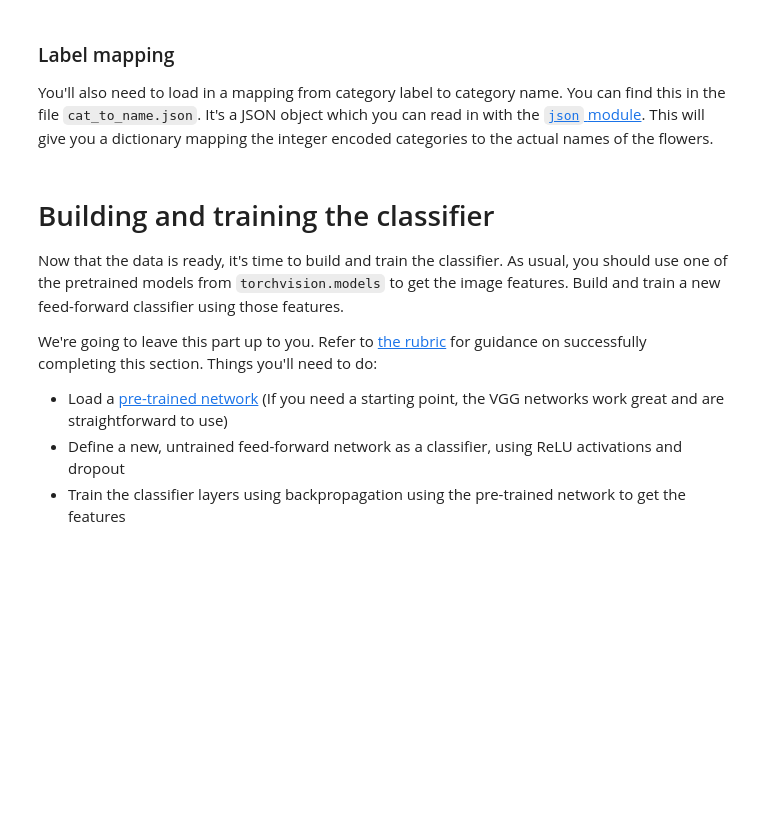
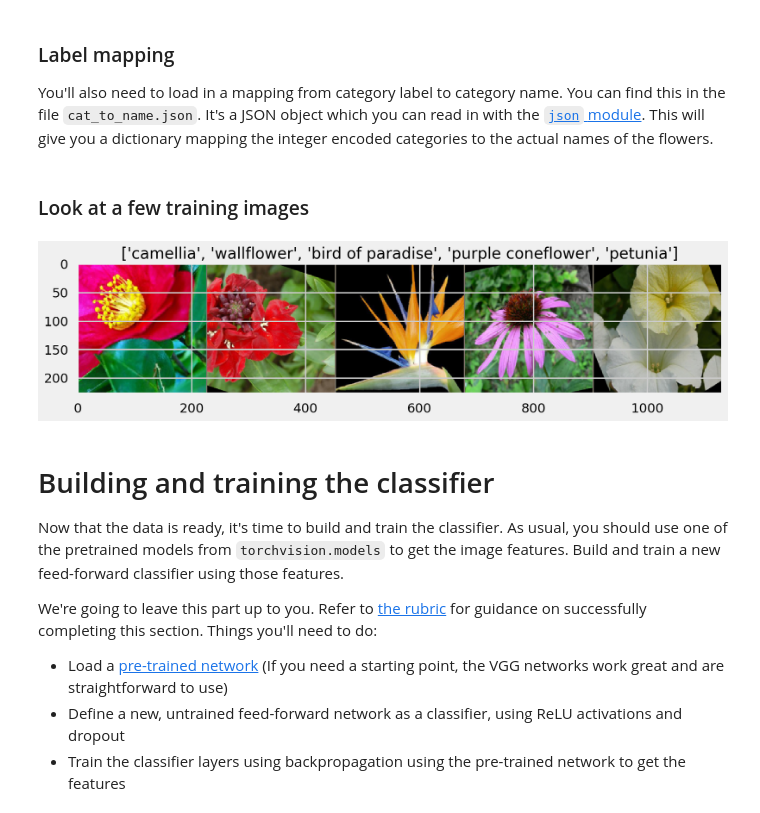
Before and after one commit to kennethn/machine-learning-nanodegree, a Jupyter notebook: p2_image_classifier/Image Classifier Project.ipynb, the cells around one changed output. Drawn from its saved outputs; the diff is of its cells as text; code cells hidden in the pictures; blank space fills up the shorter version.

```diff
--- a/p2_image_classifier/Image Classifier Project.ipynb
+++ b/p2_image_classifier/Image Classifier Project.ipynb
@@ -48,3 +47,7 @@ The autoreload extension is already loaded. To reload it, use:
+# %%
+# Plot styles
+plt.style.use('fivethirtyeight')
+plt.style.use('seaborn-poster')
 # %% [markdown]
 ## Load the data
 
@@ -66,12 +69,6 @@ train_transforms = transforms.Compose([transforms.RandomRotation(30),
                                        transforms.ToTensor(),
                                        transforms.Normalize([0.485, 0.456, 0.406],
                                                             [0.229, 0.224, 0.225])])
-
-valid_transforms = transforms.Compose([transforms.Resize(256),
-                                      transforms.CenterCrop(224),
-                                      transforms.ToTensor(),
-                                      transforms.Normalize([0.485, 0.456, 0.406],
-                                                           [0.229, 0.224, 0.225])])
 
 test_transforms = transforms.Compose([transforms.Resize(256),
                                       transforms.CenterCrop(224),
@@ -82,12 +79,14 @@ test_transforms = transforms.Compose([transforms.Resize(256),
 
 # Pass transforms in here, then run the next cell to see how the transforms look
 train_data = datasets.ImageFolder(train_dir, transform=train_transforms)
-valid_data = datasets.ImageFolder(valid_dir, transform=valid_transforms)
+valid_data = datasets.ImageFolder(valid_dir, transform=test_transforms)
 test_data = datasets.ImageFolder(test_dir, transform=test_transforms)
 
-trainloader = torch.utils.data.DataLoader(train_data, batch_size=50, shuffle=True)
-validloader = torch.utils.data.DataLoader(valid_data, batch_size=50)
-testloader = torch.utils.data.DataLoader(test_data, batch_size=50)
+trainloader = torch.utils.data.DataLoader(train_data, batch_size=64, shuffle=True)
+validloader = torch.utils.data.DataLoader(valid_data, batch_size=32)
+testloader = torch.utils.data.DataLoader(test_data, batch_size=32)
+
+class_names = train_data.classes
 # %% [markdown]
 ### Label mapping
 
@@ -97,6 +96,32 @@ import json
 
 with open('cat_to_name.json', 'r') as f:
     cat_to_name = json.load(f)
+# %% [markdown]
+### Look at a few training images
+# %%
+# From PyTorch tutorial:
+# https://pytorch.org/tutorials/beginner/blitz/cifar10_tutorial.html
+def imshow(inp, title=None):
+    """Imshow for Tensor."""
+    inp = inp.numpy().transpose((1, 2, 0))
+    mean = np.array([0.485, 0.456, 0.406])
+    std = np.array([0.229, 0.224, 0.225])
+    inp = std * inp + mean
+    inp = np.clip(inp, 0, 1)
+    plt.imshow(inp)
+    if title is not None:
+        plt.title(title)
+    plt.pause(0.001)  # pause a bit so that plots are updated
+
+
+# Get some random training images
+inputs, classes = next(iter(trainloader))
+
+# Show just the first five images and labels
+out = torchvision.utils.make_grid(inputs[:5])
+imshow(out, title=[cat_to_name[class_names[x]] for x in classes[:5]])
+# %% [output]
+[figure, added]
 # %% [markdown]
 # Building and training the classifier
 
```
Also changed, not shown: parts of 21 cells of this notebook.
